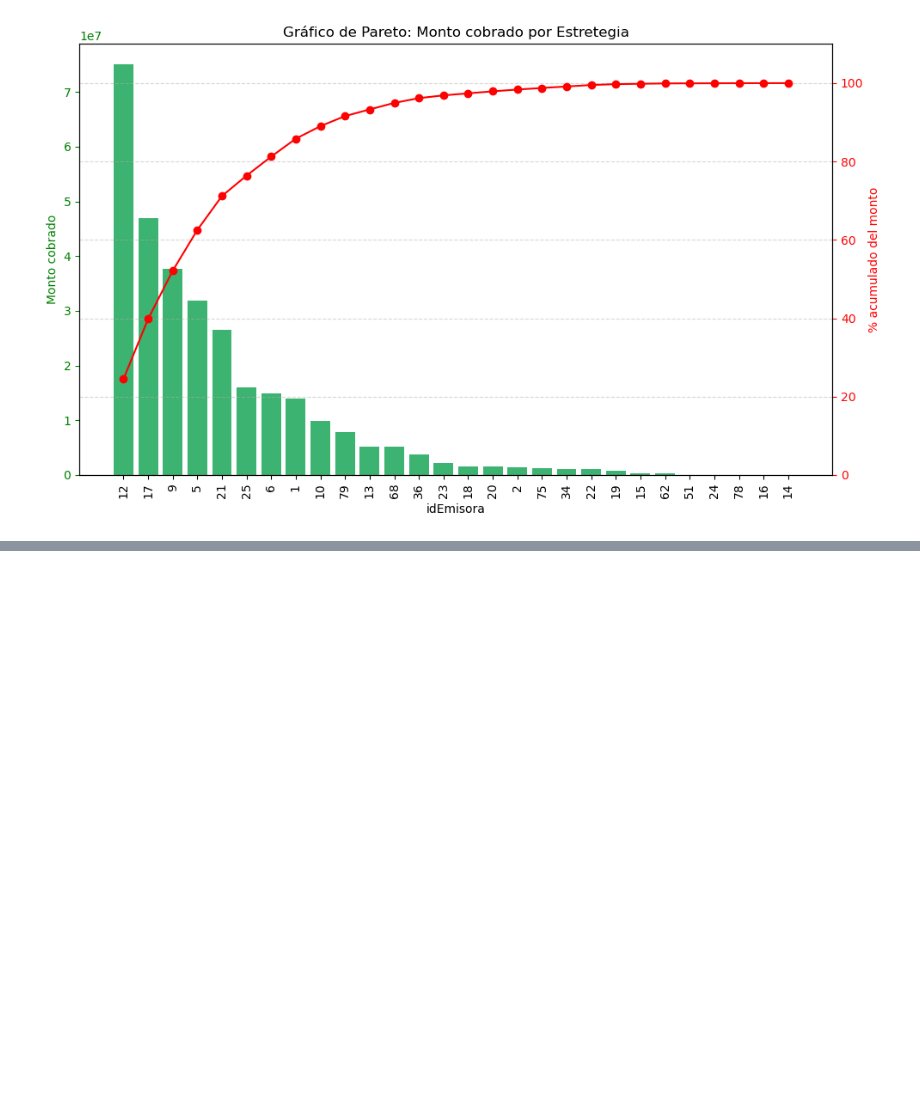
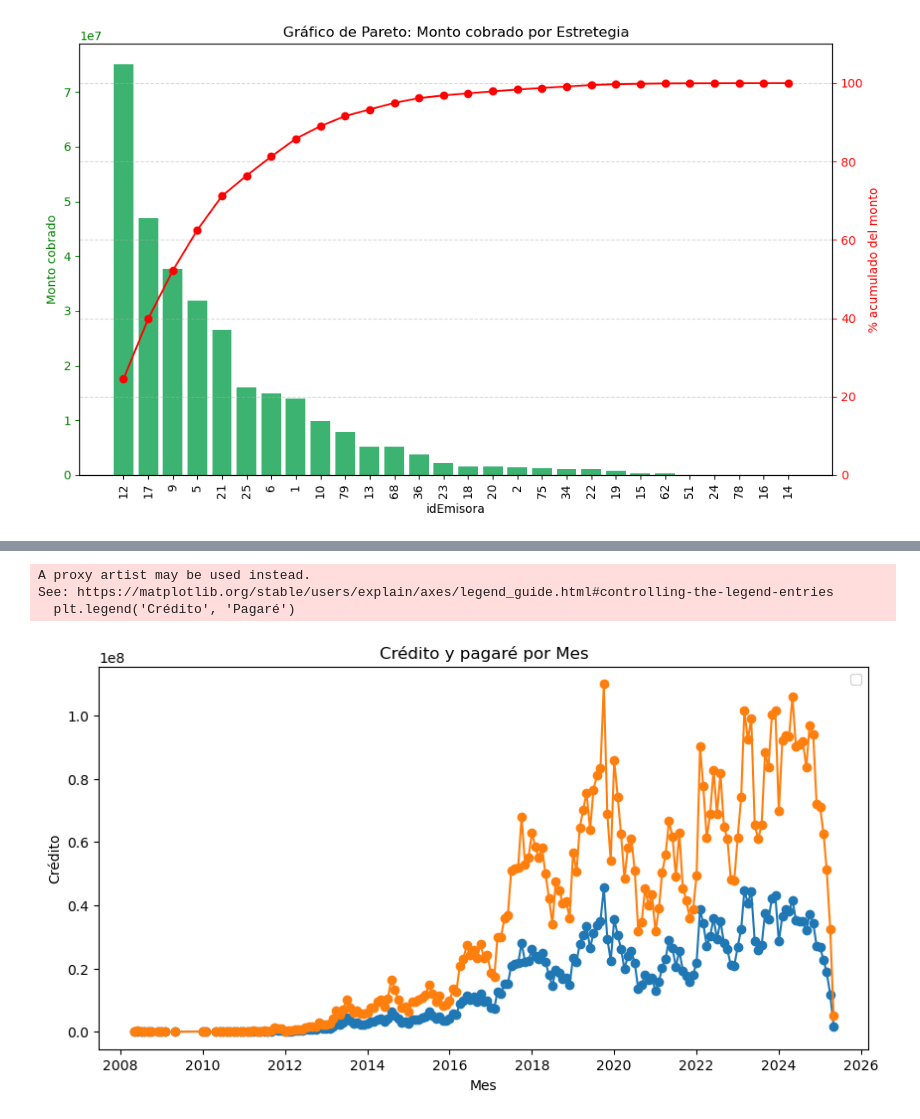
Before and after one commit to allfunso/Qubitos-Datathon, a Jupyter notebook: Experimentos_ARMI.ipynb, the cells around one changed output, grey strips where cells are left out. Saved outputs shown, nothing was run; the diff lists cells and outputs as text; code cells hidden in the pictures; blank space fills up the shorter version.

Commit message:
Graficas de credito y pagare

```diff
--- a/Experimentos_ARMI.ipynb
+++ b/Experimentos_ARMI.ipynb
@@ -185,0 +216,4 @@ df_pagare = pd.read_csv("Data/Capital_Pagare_FechaAperturaCredito.csv")
+# %%
+df_pagare['fechaAperturaCredito'] = pd.to_datetime(df_pagare['fechaAperturaCredito'], errors='coerce')
+df_pagare = df_pagare.sort_values('fechaAperturaCredito')
+df_pagare.tail()
@@ -185,0 +227,20 @@ df_pagare = pd.read_csv("Data/Capital_Pagare_FechaAperturaCredito.csv")
+# %%
+# Crédito en base a meses
+
+df_pagare['mes'] = df_pagare['fechaAperturaCredito'].dt.to_period('M')
+df_mensual = df_pagare.groupby('mes')[['capital', 'pagare']].sum().reset_index()
+df_mensual['mes'] = df_mensual['mes'].dt.to_timestamp()
+
+# Gráfica
+plt.figure(figsize=(10, 5))
+plt.plot(df_mensual['mes'], df_mensual['capital'], df_mensual['mes'], df_mensual['pagare'],  marker='o')
+plt.title('Crédito y pagaré por Mes')
+plt.xlabel('Mes')
+plt.ylabel('Crédito')
+plt.legend('Crédito', 'Pagaré')
+plt.show()
+# %% [output]
+A proxy artist may be used instead.
+See: https://matplotlib.org/stable/users/explain/axes/legend_guide.html#controlling-the-legend-entries
+  plt.legend('Crédito', 'Pagaré')
+[figure, added]
```
Also changed, not shown: parts of 6 cells of this notebook.
